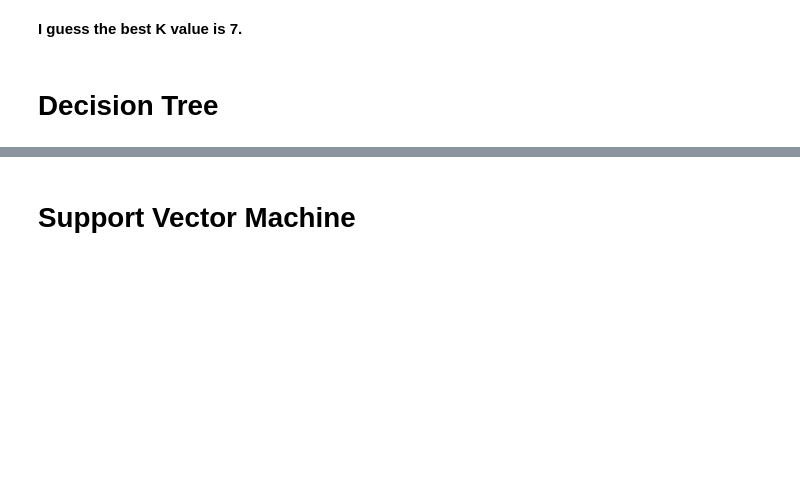
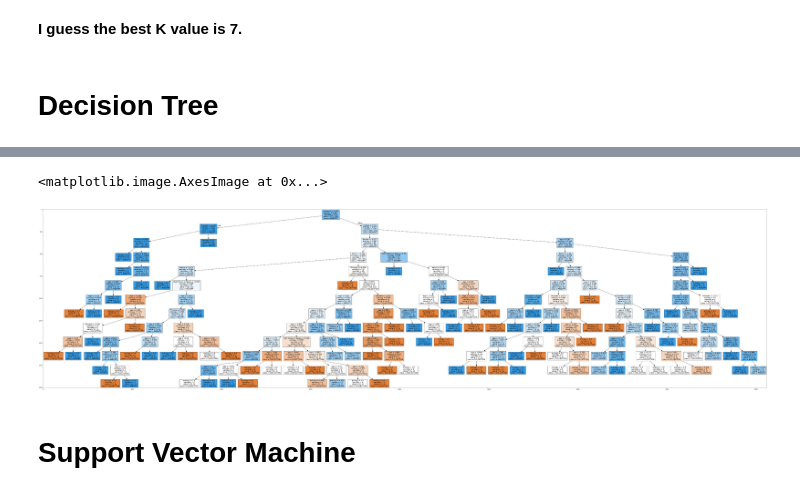
Before and after one commit to fensterseifer/coursera-final-08, a Jupyter notebook: Assignment Notebook.ipynb, the cells around one changed output, grey strips where cells are left out. Saved outputs shown, nothing was run; the diff lists cells and outputs as text; code cells hidden in the pictures; blank space fills up the shorter version.

```diff
--- a/Assignment Notebook.ipynb
+++ b/Assignment Notebook.ipynb
@@ -414,21 +388,27 @@ Solving environment: \
+# %%
+treeFinal = DecisionTreeClassifier(criterion="entropy", splitter='random')
 # %%
 from sklearn.externals.six import StringIO
+from sklearn.model_selection import train_test_split
+
 import pydotplus
 import matplotlib.image as mpimg
 from sklearn import tree
 %matplotlib inline
 
 X_train, X_test, y_train, y_test = train_test_split(X, y, test_size=0.2, random_state=666)
-treeVis = DecisionTreeClassifier(criterion="entropy", max_depth=10)
-treeVis.fit(X_train, y_train)
+treeFinal.fit(X_train, y_train)
 
 dot_data = StringIO()
 filename = "tree.png"
-out = tree.export_graphviz(treeVis, feature_names=X.columns, out_file=dot_data, class_names= np.unique(y), filled=True,  special_characters=True,rotate=False)
+out = tree.export_graphviz(treeFinal, feature_names=Feature.columns, out_file=dot_data, class_names= np.unique(y), filled=True,  special_characters=True,rotate=False)
 graph = pydotplus.graph_from_dot_data(dot_data.getvalue())
 graph.write_png(filename)
 img = mpimg.imread(filename)
 plt.figure(figsize=(100, 200))
 plt.imshow(img,interpolation='nearest')
+# %% [output]
+<matplotlib.image.AxesImage at 0x...>
+[figure, added]
 # %% [markdown]
 # Support Vector Machine
```
Also changed, not shown: parts of 24 cells of this notebook.
